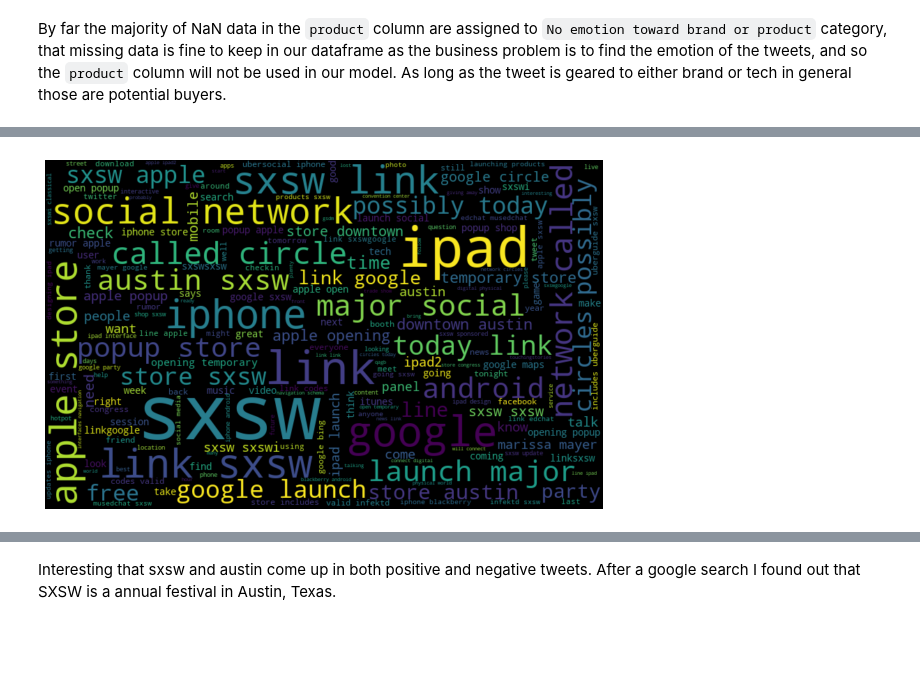
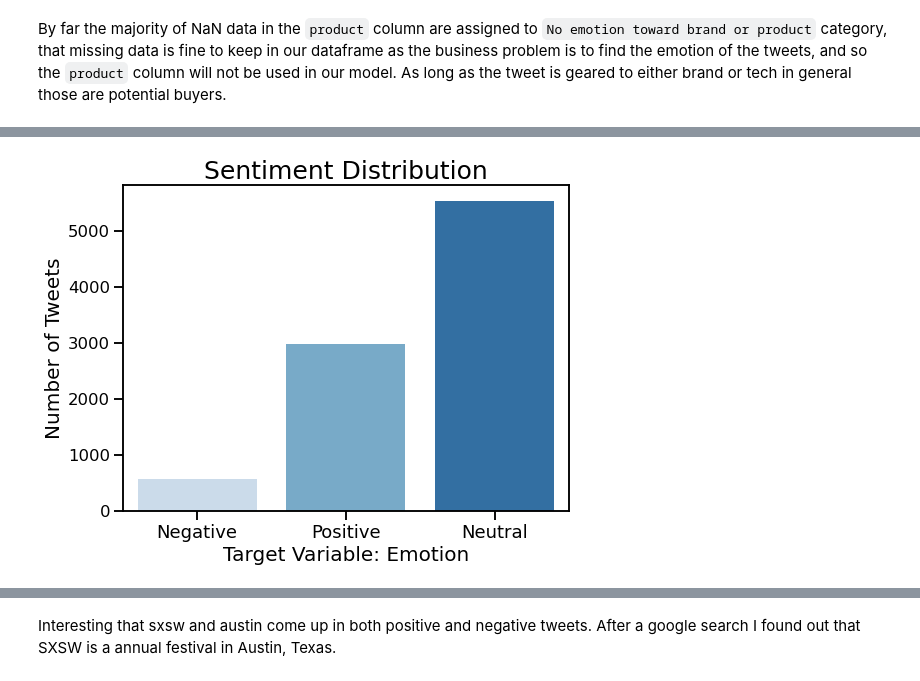
Before and after one commit to rachelfein/Twitter-Sentiment-Analysis, a Jupyter notebook: Twitter Sentiment Analysis.ipynb, the cells around one changed output, grey strips where cells are left out. Saved outputs shown, nothing was run; the diff lists cells and outputs as text; code cells hidden in the pictures; blank space fills up the shorter version.

```diff
--- a/Twitter Sentiment Analysis.ipynb
+++ b/Twitter Sentiment Analysis.ipynb
@@ -159,15 +169,3 @@ Negative emotion                        51
 Name: emotion, dtype: int64
 # %% [markdown]
 By far the majority of NaN data in the `product` column are assigned to `No emotion toward brand or product` category, that missing data is fine to keep in our dataframe as the business problem is to find the emotion of the tweets, and so the `product` column will not be used in our model. As long as the tweet is geared to either brand or tech in general those are potential buyers.
-# %%
-# take a better look at our model's target
-
-labels = ['Negative','Positive', 'Neutral']
-sns.set_style("whitegrid")
-fig, ax = plt.subplots(figsize=(8,6))
-ax = sns.countplot(x= data['emotion'], palette='Blues')
-plt.title('Sentiment Distribution', fontsize=25)
-ax.set_xticklabels(labels, fontsize=18)
-plt.xlabel('Target Variable: Emotion',fontsize=20)
-plt.ylabel('Number of Tweets',fontsize=20)
-plt.show()
@@ -502,9 +172,15 @@ fdist.plot(30);
-# %%
-#building a wordcloud on the data from all tweets
-wordcloud = WordCloud(width=800, height=500, random_state=21, max_font_size=110).generate(nuetral_sentiment_words)
-plt.figure(figsize=(10, 7))
-plt.imshow(wordcloud, interpolation='bilinear')
-plt.axis('off')
-plt.show()
-# %% [output]
-[figure, removed]
+# %%
+# Take a better look at our model's target
+labels = ['Negative','Positive', 'Neutral']
+fig, ax = plt.subplots(figsize=(8,6))
+ax = sns.countplot(x= data['emotion'], palette='Blues')
+plt.title('Sentiment Distribution', fontsize=22)
+ax.set_xticklabels(labels, fontsize=18)
+plt.xlabel('Target Variable: Emotion',fontsize=20)
+plt.ylabel('Number of Tweets',fontsize=20)
+plt.show()
+
+# Save as image
+plt.savefig("images/sentiment_dist.png", dpi=150, bbox_inches = "tight")
+# %% [output]
+[figure, added]
```
Also changed, not shown: parts of 139 cells of this notebook, 1 other file.
